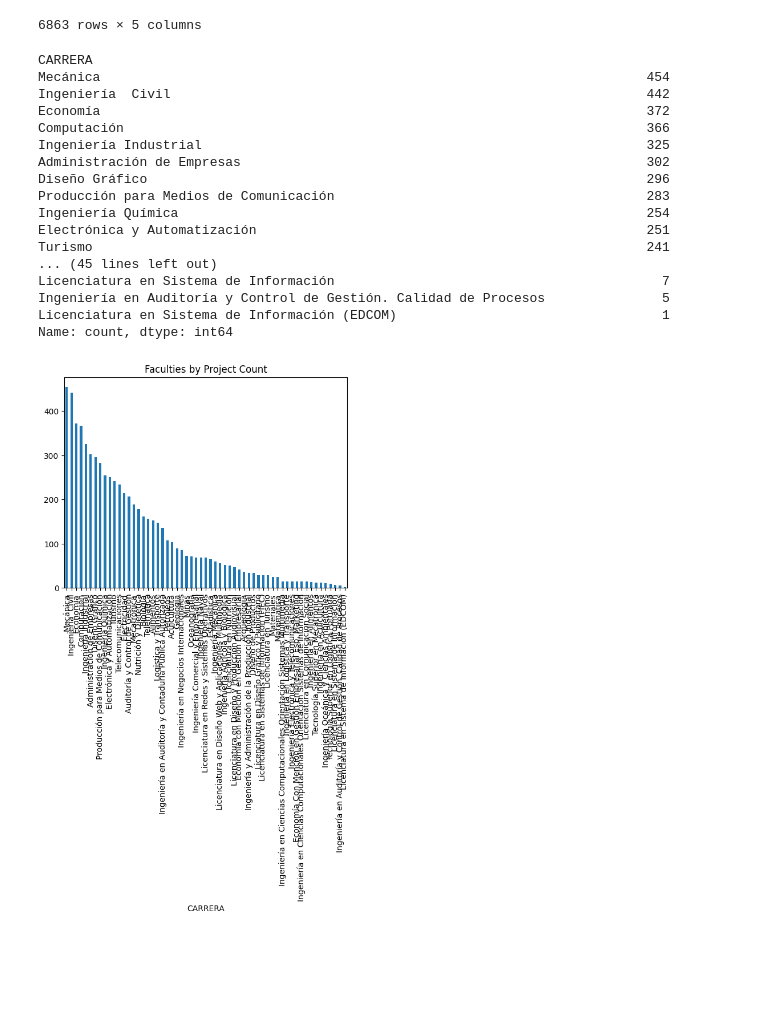
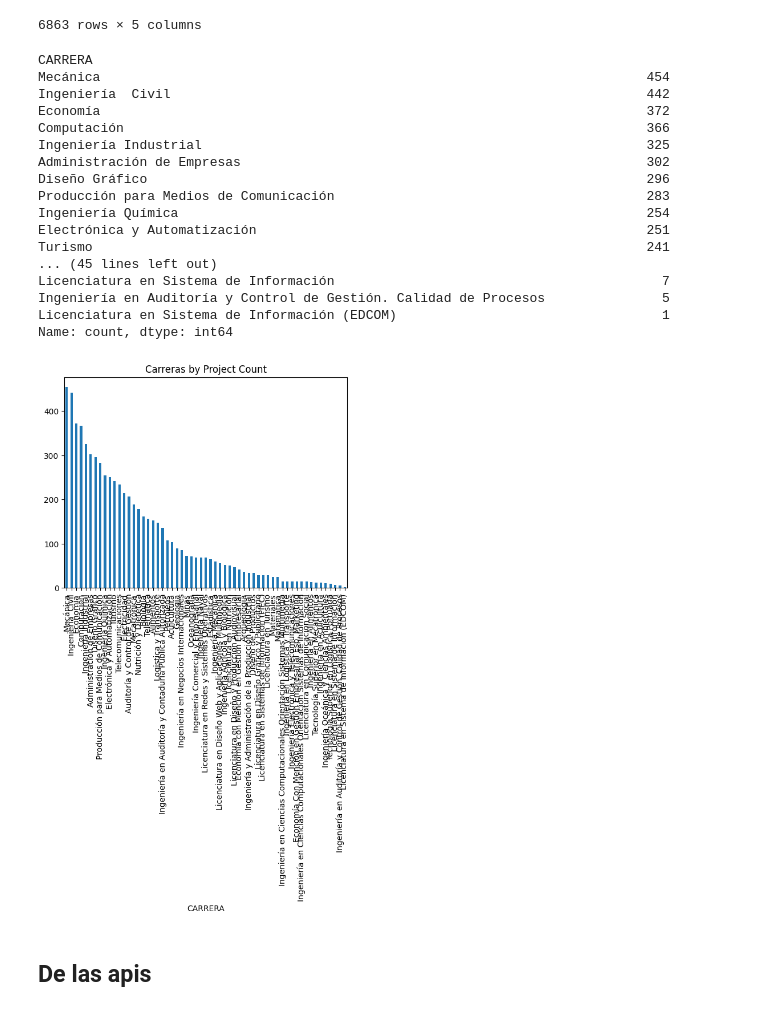
Before and after one commit to stevenaraujo98/project-carrear-classification, a Jupyter notebook: 1_preprocessing.ipynb, the cells around one changed output. Drawn from its saved outputs; the diff is of its cells as text; code cells hidden in the pictures; blank space fills up the shorter version.

```diff
--- a/1_preprocessing.ipynb
+++ b/1_preprocessing.ipynb
@@ -110,24 +113,26 @@ df_projects
 | 6862 | Diseño de un sistema de comunicac... | Escuela de Diseño y Comunicación ... | Licenciatura en Diseño Gráfico y ... | 1 | diseño de un sistema de comunicac... |
 6863 rows × 5 columns
 # %%
-df_projects["CARRERA"].value_counts().plot(kind='bar', title='Faculties by Project Count')
+df_projects["CARRERA"].value_counts().plot(kind='bar', title='Carreras by Project Count')
 print(df_projects["CARRERA"].value_counts())
 # %% [output]
 CARRERA
 Mecánica                                                                      454
 Ingeniería  Civil                                                             442
 Economía                                                                      372
 Computación                                                                   366
 Ingeniería Industrial                                                         325
 Administración de Empresas                                                    302
 Diseño Gráfico                                                                296
 Producción para Medios de Comunicación                                        283
 Ingeniería Química                                                            254
 Electrónica y Automatización                                                  251
 Turismo                                                                       241
 ... (45 lines left out)
 Licenciatura en Sistema de Información                                          7
 Ingeniería en Auditoría y Control de Gestión. Calidad de Procesos               5
 Licenciatura en Sistema de Información (EDCOM)                                  1
 Name: count, dtype: int64
-[figure, old version]
+[figure, new version]
+# %% [markdown]
+## De las apis
```
Also changed, not shown: parts of 23 cells of this notebook, 18 other files.
